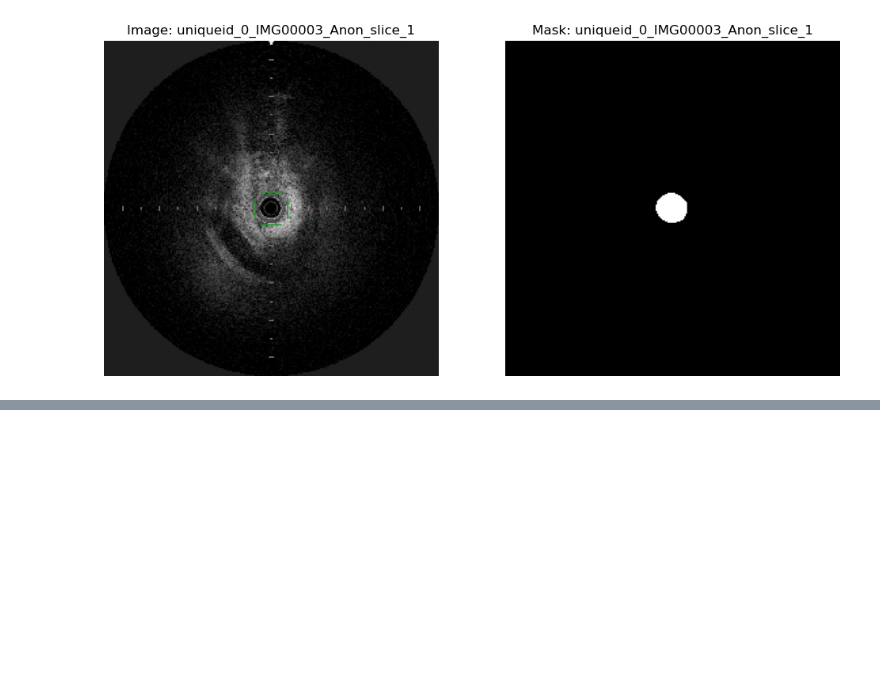
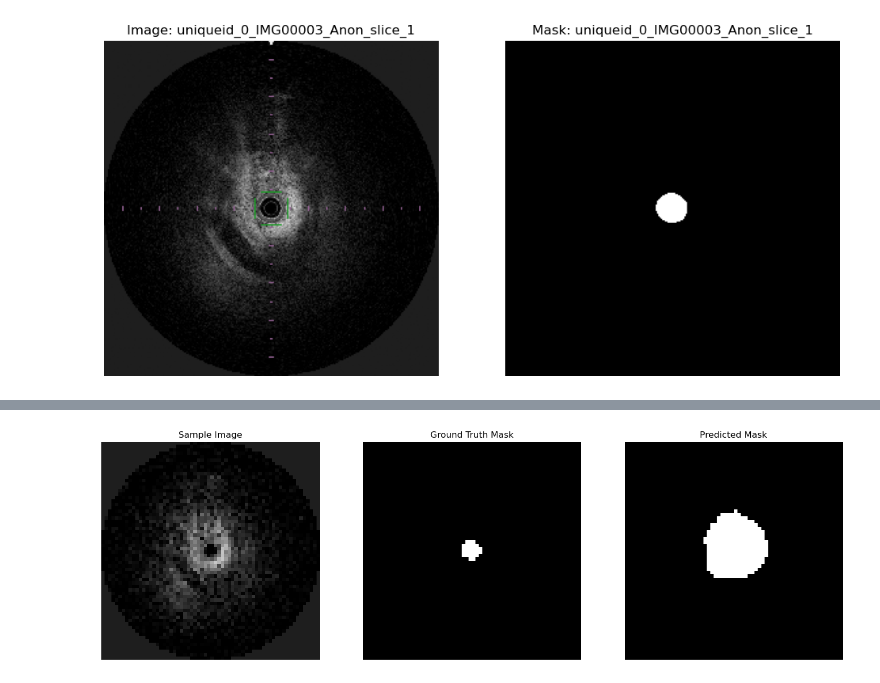
Before and after one commit to SamuelJessen/OCTSegmenter, a Jupyter notebook: data_loading.ipynb, the cells around one changed output, grey strips where cells are left out. Cells and saved outputs as stored; diff of their text form; code cells hidden in the pictures; blank space fills up the shorter version.

```diff
--- a/data_loading.ipynb
+++ b/data_loading.ipynb
@@ -395,0 +393,10 @@ def cross_validation_with_ray(metadata_df, root_dir):
+# %%
+from ray import tune
+import torch
+import torch.nn as nn
+import torch.optim as optim
+from torch.utils.data import DataLoader
+
+def dice_loss(pred, target, smooth=1.0):
+    intersection = torch.sum(pred * target)
+    return 1 - (2. * intersection + smooth) / (torch.sum(pred) + torch.sum(target) + smooth)
@@ -395,0 +490,35 @@ def cross_validation_with_ray(metadata_df, root_dir):
+# %%
+# Set the model to evaluation mode
+net.eval()
+
+# Load a sample image from the dataset
+sample_image, sample_mask, _, _ = dataset[0]  # Change the index to load a different sample
+
+# Move the sample image to the appropriate device
+sample_image = sample_image.to(device).unsqueeze(0)  # Add batch dimension
+
+# Make a prediction
+with torch.no_grad():
+    prediction = net(sample_image)
+
+# Convert the prediction to a binary mask
+predicted_mask = (prediction > 0.5).float()
+
+# Plot the sample image, ground truth mask, and predicted mask
+fig, ax = plt.subplots(1, 3, figsize=(18, 6))
+
+ax[0].imshow(sample_image.squeeze().permute(1, 2, 0).cpu().numpy())
+ax[0].set_title("Sample Image")
+ax[0].axis('off')
+
+ax[1].imshow(sample_mask.squeeze().cpu().numpy(), cmap='gray')
+ax[1].set_title("Ground Truth Mask")
+ax[1].axis('off')
+
+ax[2].imshow(predicted_mask.squeeze().cpu().numpy(), cmap='gray')
+ax[2].set_title("Predicted Mask")
+ax[2].axis('off')
+
+plt.show()
+# %% [output]
+[figure, added]
```
Also changed, not shown: parts of 7 cells of this notebook.
